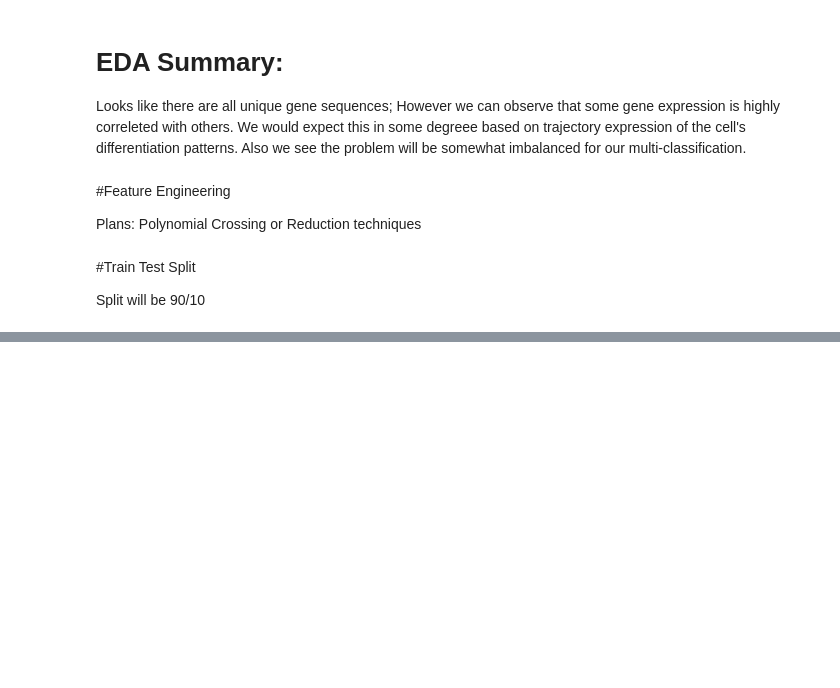
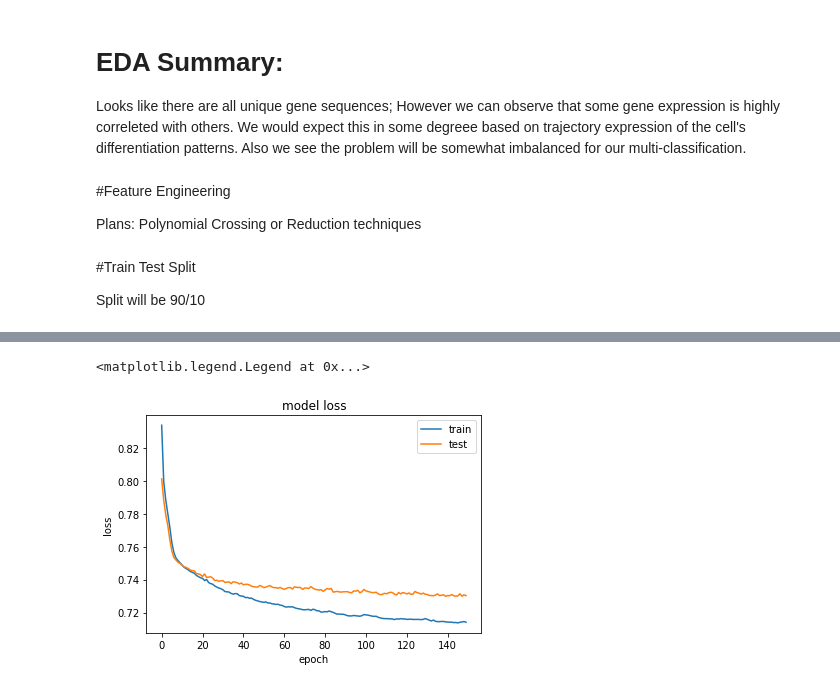
Before and after one commit to ronaldsholt/ML_Vandy, a Jupyter notebook: Ron_Holt_ML_Project_Idea.ipynb, the cells around one changed output, grey strips where cells are left out. Drawn from its saved outputs; the diff is of its cells as text; code cells hidden in the pictures; blank space fills up the shorter version.

```diff
--- a/Ron_Holt_ML_Project_Idea.ipynb
+++ b/Ron_Holt_ML_Project_Idea.ipynb
@@ -165 +161,6 @@ Split will be 90/10
+# %%
+from sklearn.model_selection import train_test_split
+X_data = df_new
+
+X_train, X_test = train_test_split(X_data, test_size=0.1, random_state=4533) # 90/10
 # %% [markdown]
@@ -168,0 +238,19 @@ Score and Evaluation will be on classification results
+# %%
+nb_epoch = 150
+batch_size = 32
+
+X_train.drop([["Variable", "cell.type"]], axis=1, inplace=True)
+#X = np.asarray(X_train).astype(np.float32) #tensor format
+
+# Compile the model
+autoencoder.compile(optimizer='adam',
+                    loss='mean_squared_error',
+                    metrics=['accuracy'])
+
+history = autoencoder.fit(X_train, X_train,
+                    epochs=nb_epoch,
+                    batch_size=batch_size,
+                    shuffle=True,
+                    #validation_data=(X_test, X_test),
+                    validation_split = 0.1,
+                    verbose=1)
@@ -168,0 +275,10 @@ Score and Evaluation will be on classification results
+# %%
+plt.plot(autoencoder.history.history['loss'])
+plt.plot(autoencoder.history.history['val_loss'])
+plt.title('model loss')
+plt.ylabel('loss')
+plt.xlabel('epoch')
+plt.legend(['train', 'test'], loc='upper right')
+# %% [output]
+<matplotlib.legend.Legend at 0x...>
+[figure, added]
```
Also changed, not shown: parts of 6 cells of this notebook.
